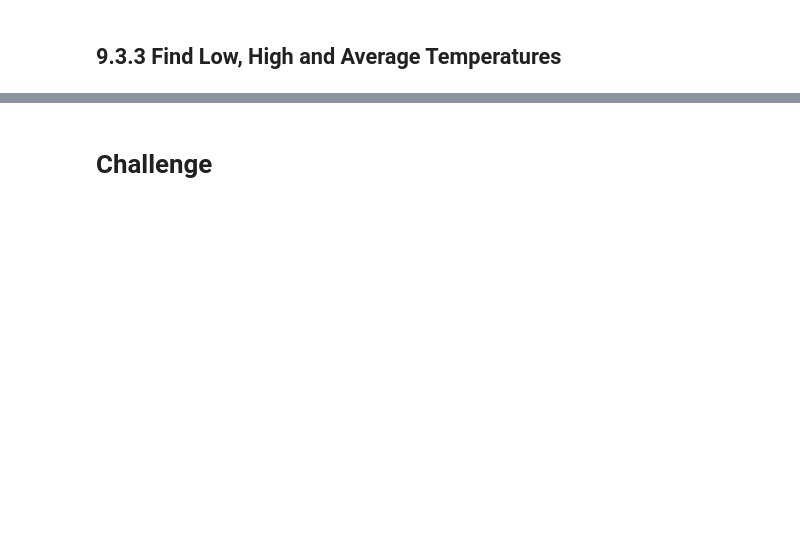
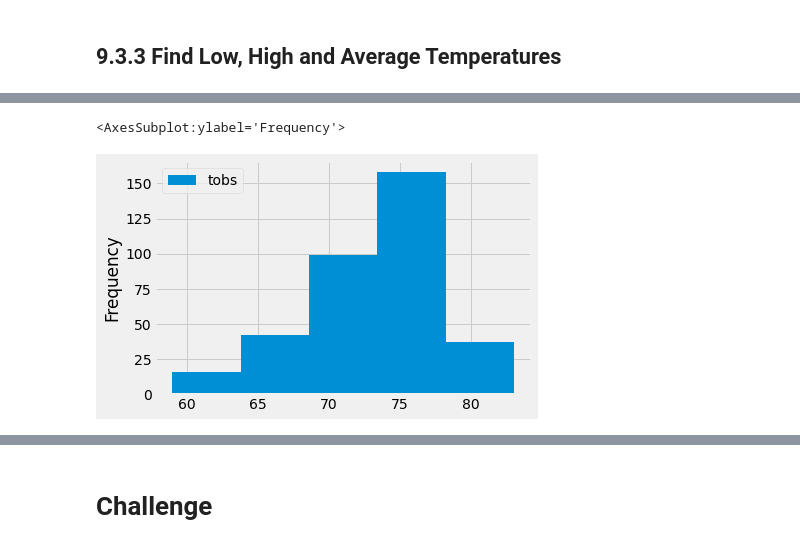
Before and after one commit to jbailey2705/surfs_up, a Jupyter notebook: climate_analysis.ipynb, the cells around one changed output, grey strips where cells are left out. Cells and saved outputs as stored; diff of their text form; code cells hidden in the pictures; blank space fills up the shorter version.

```diff
--- a/climate_analysis.ipynb
+++ b/climate_analysis.ipynb
@@ -204,0 +306,5 @@ df.describe()
+# %%
+df.plot.hist(bins=5)
+# %% [output]
+<AxesSubplot:ylabel='Frequency'>
+[figure, added]
```
Also changed, not shown: parts of 13 cells of this notebook.
